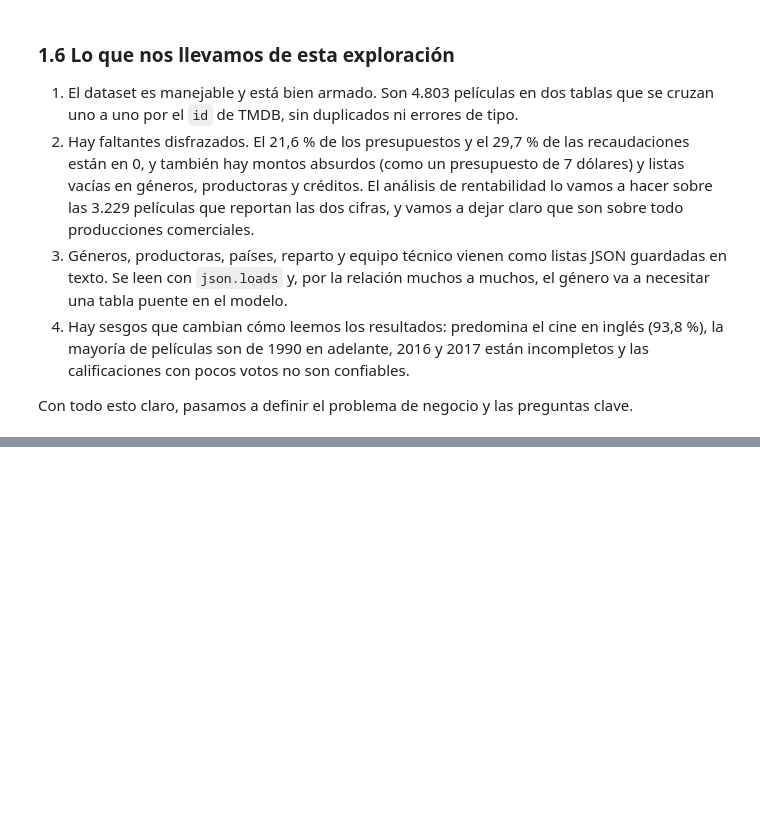
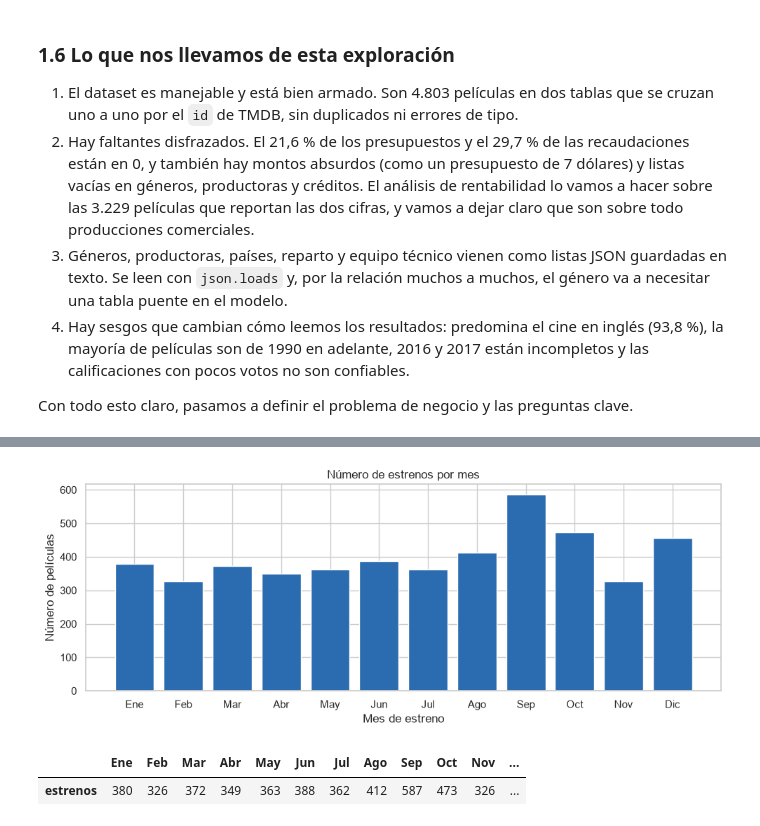
Before and after one commit to JulianHZ711/analisis-datos-evento-3, a Jupyter notebook: notebooks/01_comprension_problema.ipynb, the cells around one changed output, grey strips where cells are left out. Drawn from its saved outputs; the diff is of its cells as text; code cells hidden in the pictures; blank space fills up the shorter version.

```diff
--- a/notebooks/01_comprension_problema.ipynb
+++ b/notebooks/01_comprension_problema.ipynb
@@ -442,0 +514,17 @@ Con todo esto claro, pasamos a definir el problema de negocio y las preguntas cl
+# %%
+estrenos_por_mes = (pd.to_datetime(estrenadas["release_date"], errors="coerce")
+                    .dt.month.value_counts().sort_index())
+
+fig, ax = plt.subplots(figsize=(10, 4))
+ax.bar([MESES[int(mes) - 1] for mes in estrenos_por_mes.index], estrenos_por_mes, color=AZUL)
+ax.set_title("Número de estrenos por mes")
+ax.set_xlabel("Mes de estreno")
+ax.set_ylabel("Número de películas")
+plt.tight_layout()
+plt.show()
+
+estrenos_por_mes.rename(index=lambda mes: MESES[int(mes) - 1]).rename_axis(None).to_frame("estrenos").T
+# %% [output]
+[figure, added]
+|  | Ene | Feb | Mar | Abr | May | Jun | Jul | Ago | Sep | Oct | Nov | ... |
+| estrenos | 380 | 326 | 372 | 349 | 363 | 388 | 362 | 412 | 587 | 473 | 326 | ... |
```
Also changed, not shown: parts of 7 cells of this notebook.
